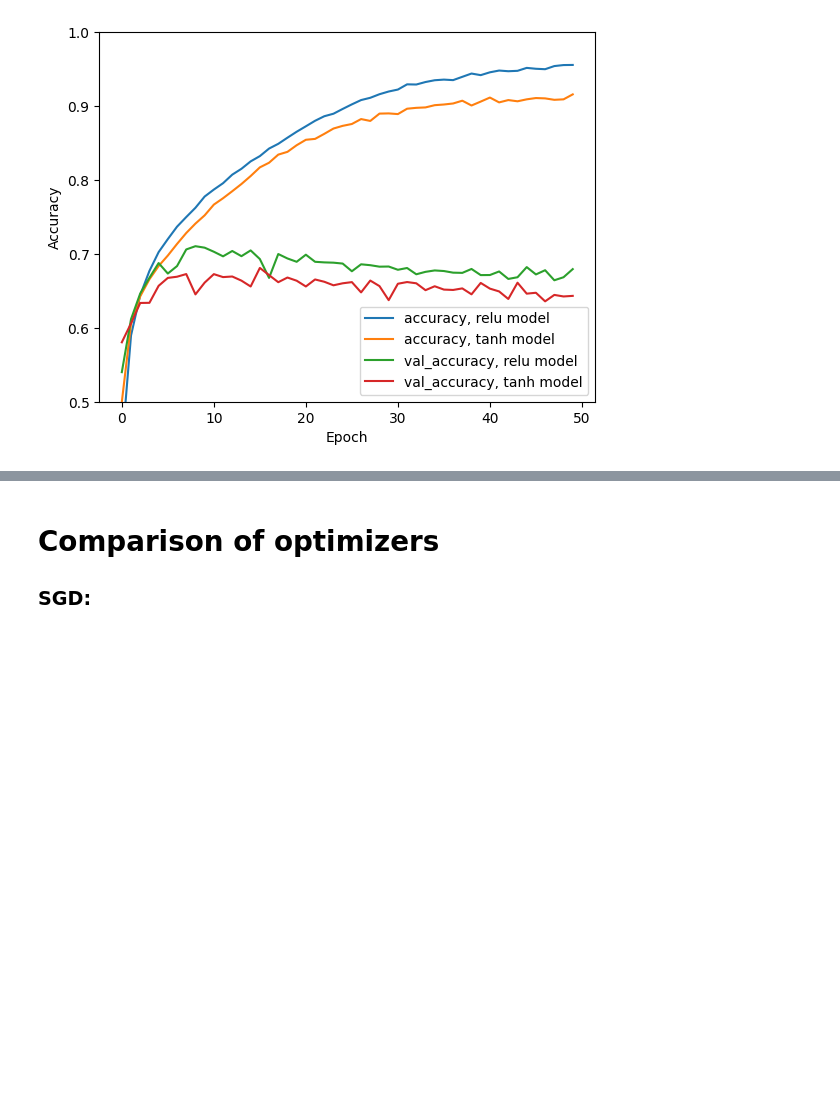
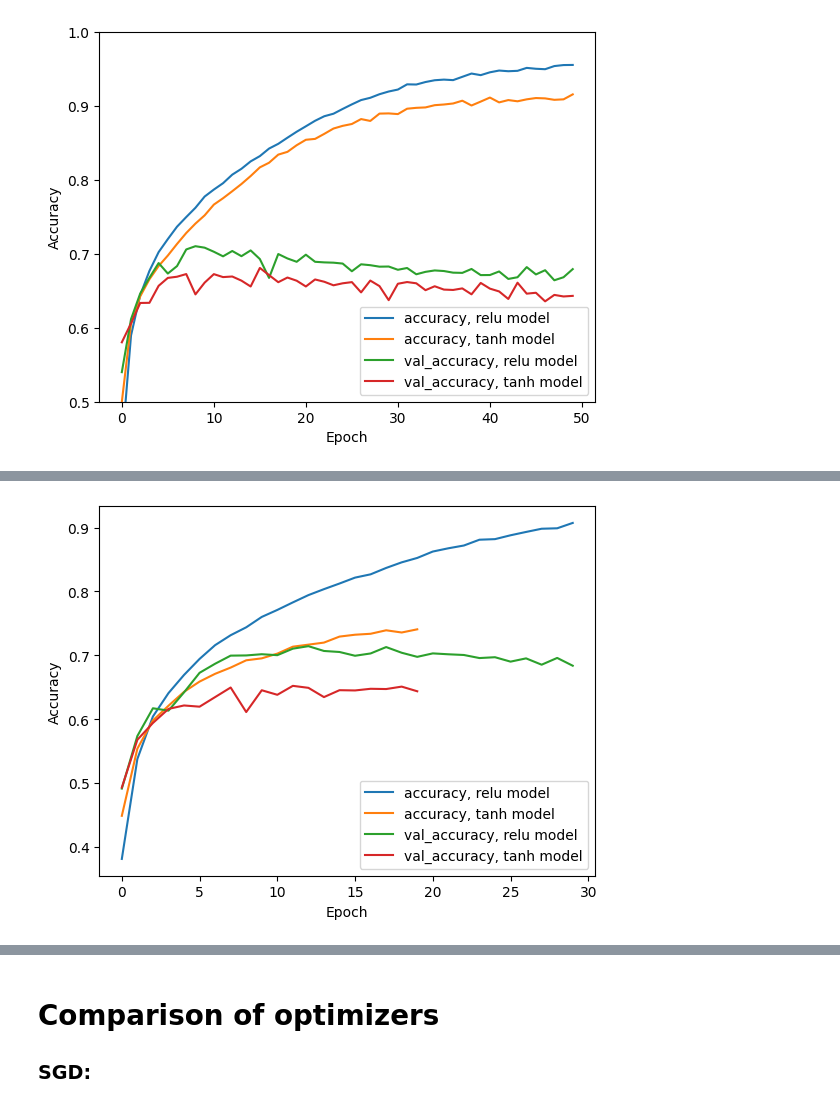
Before and after one commit to meraxion/cds-ml, a Jupyter notebook: Week 6 Deep Learning/CNN_3_4.ipynb, the cells around one changed output, grey strips where cells are left out. Saved outputs shown, nothing was run; the diff lists cells and outputs as text; code cells hidden in the pictures; blank space fills up the shorter version.

Commit message:
run more things to test some theories and write down explanations

```diff
--- a/Week 6 Deep Learning/CNN_3_4.ipynb
+++ b/Week 6 Deep Learning/CNN_3_4.ipynb
@@ -207,0 +215,11 @@ Explanation: Tanh is reaching similar accuracy as ReLu but slower because the gr
+# %%
+model_big_relu = bigger_model(activation='relu')
+# %%
+import pickle
+
+model_big_relu.compile(optimizer='adam',
+              loss=tf.keras.losses.SparseCategoricalCrossentropy(from_logits=True),
+              metrics=['accuracy'])
+
+history_big_relu = model_big_relu.fit(train_images, train_labels, epochs=30,
+                    validation_data=(test_images, test_labels))
@@ -207,0 +245,9 @@ Explanation: Tanh is reaching similar accuracy as ReLu but slower because the gr
+# %%
+model_big_tanh = bigger_model(activation='tanh')
+# %%
+model_big_tanh.compile(optimizer='adam',
+              loss=tf.keras.losses.SparseCategoricalCrossentropy(from_logits=True),
+              metrics=['accuracy'])
+
+history_big_tanh = model_big_tanh.fit(train_images, train_labels, epochs=20,
+                    validation_data=(test_images, test_labels))
@@ -207,0 +274,3 @@ Explanation: Tanh is reaching similar accuracy as ReLu but slower because the gr
+# %%
+compare_stats(history_big_relu, history_big_tanh, model_big_relu, model_big_tanh, 'relu model', 'tanh model')
+# %% [output]
@@ -207,0 +281 @@ Explanation: Tanh is reaching similar accuracy as ReLu but slower because the gr
+[figure, added]
```
Also changed, not shown: parts of 12 cells of this notebook.
